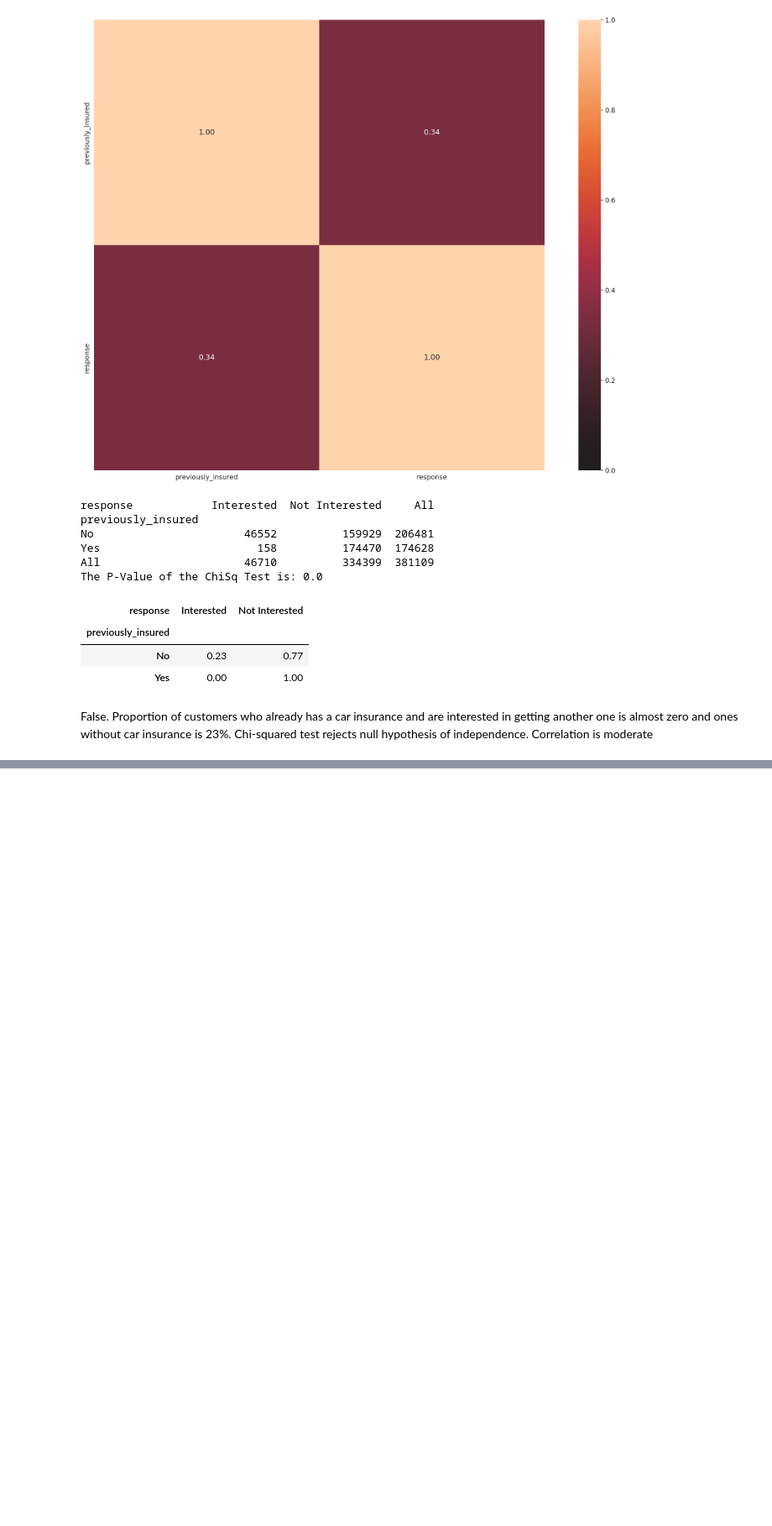
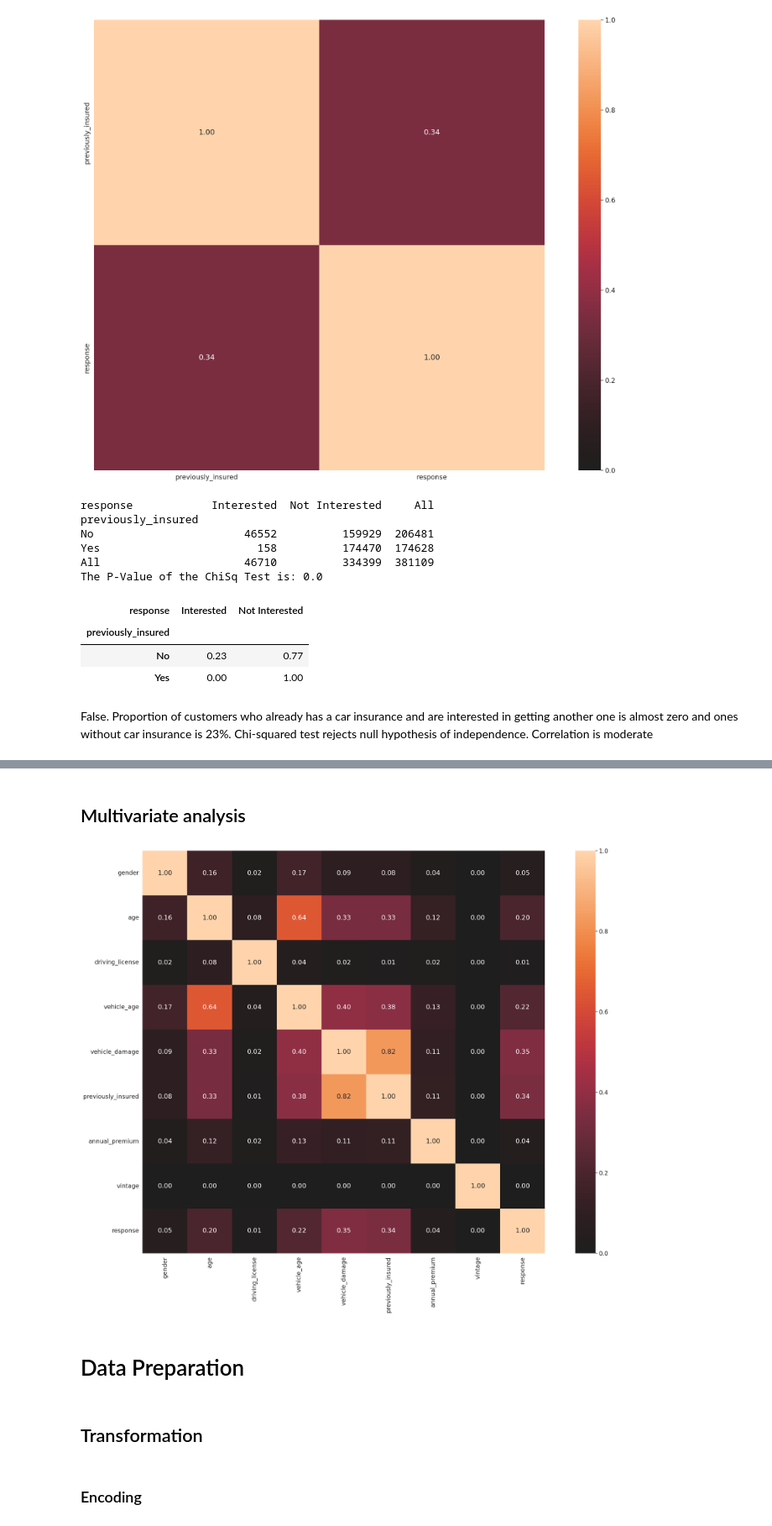
Before and after one commit to danillobarroscordeiro/insurance_cross-sell, a Jupyter notebook: notebooks/insurance_all_cross-sell.ipynb, the cells around one changed output, grey strips where cells are left out. Shown at 84% size. Drawn from its saved outputs; the diff is of its cells as text; code cells hidden in the pictures; blank space fills up the shorter version.

Commit message:
Make mulvariate analysis. Encode age,vehicle_age and annual_premium with ordinal encoding. Encode gender, previously_insured,vehicle_damage and driver_license with one hot encoding.

```diff
--- a/notebooks/insurance_all_cross-sell.ipynb
+++ b/notebooks/insurance_all_cross-sell.ipynb
@@ -225,3 +234,5 @@ df2['vintage'] = df2['vintage'].apply(lambda x: '< 100 days' if x < 100 else 'be
+# %%
+df2 = df2.drop( ['region_code','policy_sales_channel',], axis=1)
 # %% [markdown]
 # Exploratory Data Analysis
 # %%
@@ -488,0 +522,8 @@ False. Proportion of customers who already has a car insurance and are intereste
+# %% [markdown]
+## Multivariate analysis
+# %%
+nominal.associations(df3.drop('id',axis = 1) );
+# %% [output]
+[figure, added]
+# %% [markdown]
+# Data Preparation
@@ -488,0 +534,4 @@ False. Proportion of customers who already has a car insurance and are intereste
+# %% [markdown]
+## Transformation
+# %% [markdown]
+### Encoding
```
Also changed, not shown: parts of 9 cells of this notebook.
